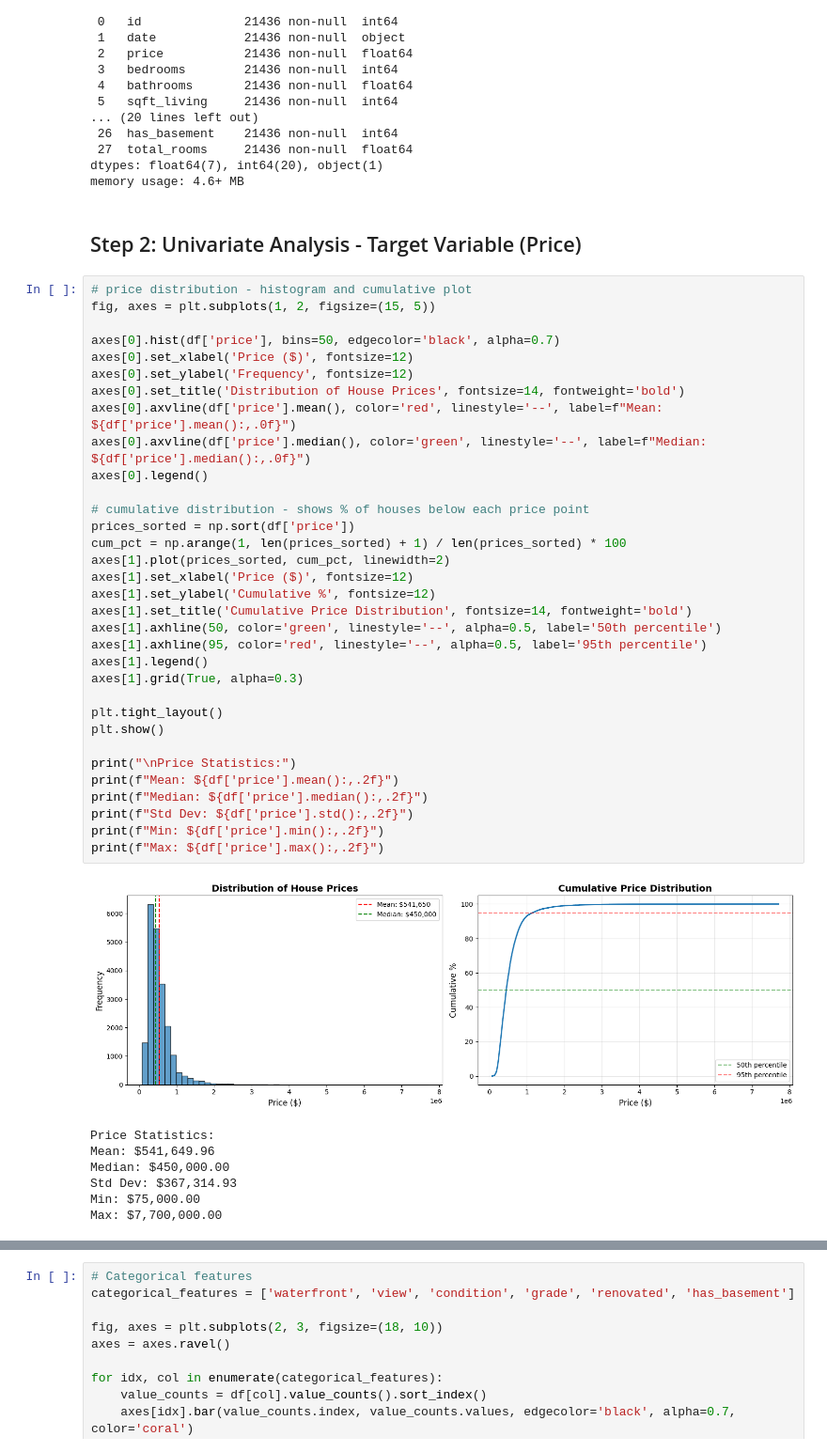
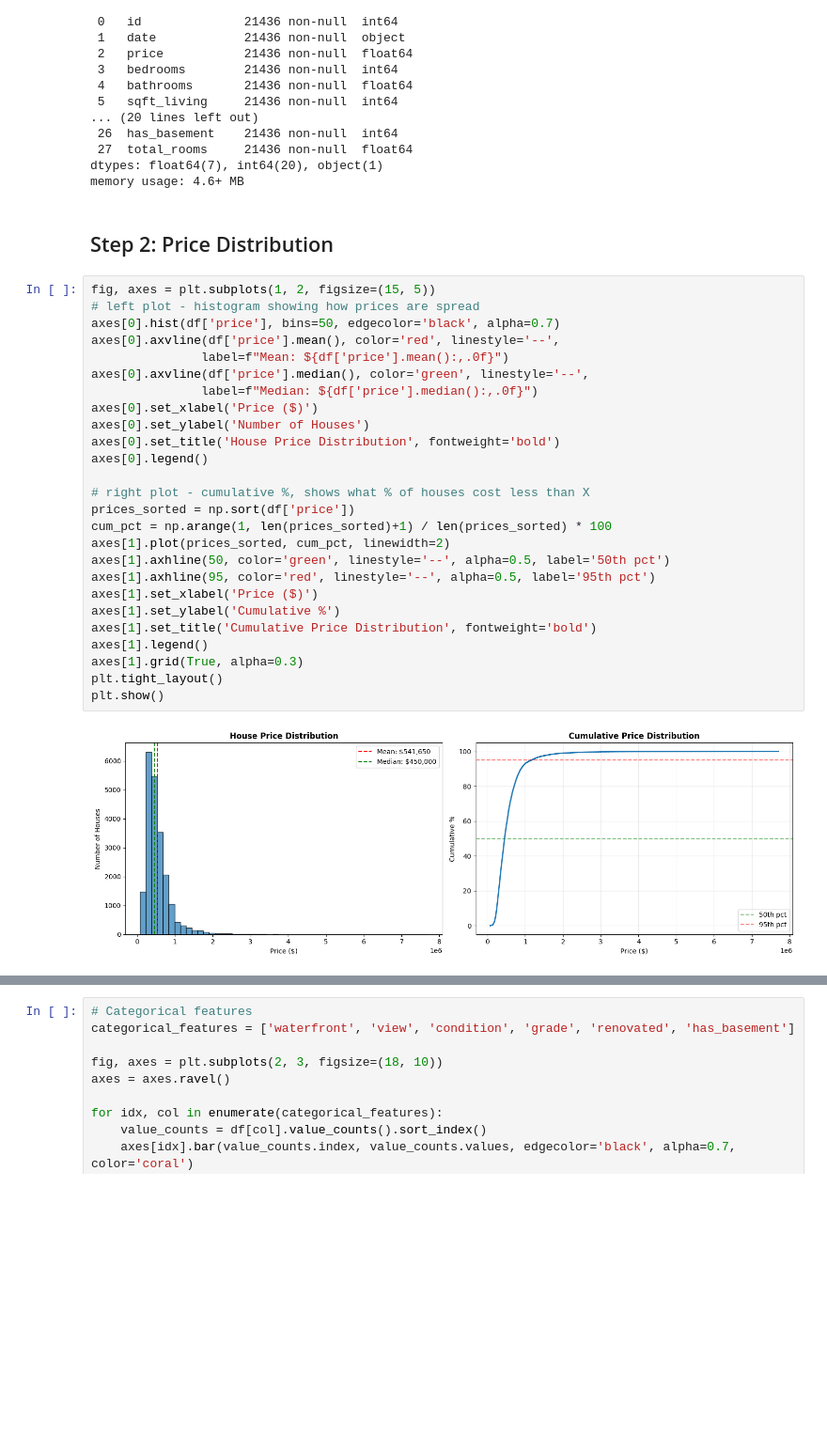
Before and after one commit to AswathSanthanakrishnan/House-Price-Prediction-Project---Final-sem-project-, a Jupyter notebook: 02_EDA.ipynb, the cells around one changed output, grey strips where cells are left out. Shown at 94% size. Cells and saved outputs as stored; diff of their text form; blank space fills up the shorter version.

Commit message:
Simplify step headings and update charts

```diff
--- a/02_EDA.ipynb
+++ b/02_EDA.ipynb
@@ -77,45 +62,32 @@ Data columns (total 28 columns):
 dtypes: float64(7), int64(20), object(1)
 memory usage: 4.6+ MB
 # %% [markdown]
-## Step 2: Univariate Analysis - Target Variable (Price)
+## Step 2: Price Distribution
 # %%
-# price distribution - histogram and cumulative plot
 fig, axes = plt.subplots(1, 2, figsize=(15, 5))
-
+# left plot - histogram showing how prices are spread
 axes[0].hist(df['price'], bins=50, edgecolor='black', alpha=0.7)
-axes[0].set_xlabel('Price ($)', fontsize=12)
-axes[0].set_ylabel('Frequency', fontsize=12)
-axes[0].set_title('Distribution of House Prices', fontsize=14, fontweight='bold')
-axes[0].axvline(df['price'].mean(), color='red', linestyle='--', label=f"Mean: ${df['price'].mean():,.0f}")
-axes[0].axvline(df['price'].median(), color='green', linestyle='--', label=f"Median: ${df['price'].median():,.0f}")
+axes[0].axvline(df['price'].mean(), color='red', linestyle='--',
+               label=f"Mean: ${df['price'].mean():,.0f}")
+axes[0].axvline(df['price'].median(), color='green', linestyle='--',
+               label=f"Median: ${df['price'].median():,.0f}")
+axes[0].set_xlabel('Price ($)')
+axes[0].set_ylabel('Number of Houses')
+axes[0].set_title('House Price Distribution', fontweight='bold')
 axes[0].legend()
 
-# cumulative distribution - shows % of houses below each price point
+# right plot - cumulative %, shows what % of houses cost less than X
 prices_sorted = np.sort(df['price'])
-cum_pct = np.arange(1, len(prices_sorted) + 1) / len(prices_sorted) * 100
+cum_pct = np.arange(1, len(prices_sorted)+1) / len(prices_sorted) * 100
 axes[1].plot(prices_sorted, cum_pct, linewidth=2)
-axes[1].set_xlabel('Price ($)', fontsize=12)
-axes[1].set_ylabel('Cumulative %', fontsize=12)
-axes[1].set_title('Cumulative Price Distribution', fontsize=14, fontweight='bold')
-axes[1].axhline(50, color='green', linestyle='--', alpha=0.5, label='50th percentile')
-axes[1].axhline(95, color='red', linestyle='--', alpha=0.5, label='95th percentile')
+axes[1].axhline(50, color='green', linestyle='--', alpha=0.5, label='50th pct')
+axes[1].axhline(95, color='red', linestyle='--', alpha=0.5, label='95th pct')
+axes[1].set_xlabel('Price ($)')
+axes[1].set_ylabel('Cumulative %')
+axes[1].set_title('Cumulative Price Distribution', fontweight='bold')
 axes[1].legend()
 axes[1].grid(True, alpha=0.3)
-
 plt.tight_layout()
 plt.show()
-
-print("\nPrice Statistics:")
-print(f"Mean: ${df['price'].mean():,.2f}")
-print(f"Median: ${df['price'].median():,.2f}")
-print(f"Std Dev: ${df['price'].std():,.2f}")
-print(f"Min: ${df['price'].min():,.2f}")
-print(f"Max: ${df['price'].max():,.2f}")
 # %% [output]
-[figure, old version]
+[figure, new version]
-Price Statistics:
-Mean: $541,649.96
-Median: $450,000.00
-Std Dev: $367,314.93
-Min: $75,000.00
-Max: $7,700,000.00
```
Also changed, not shown: parts of 14 cells of this notebook.
